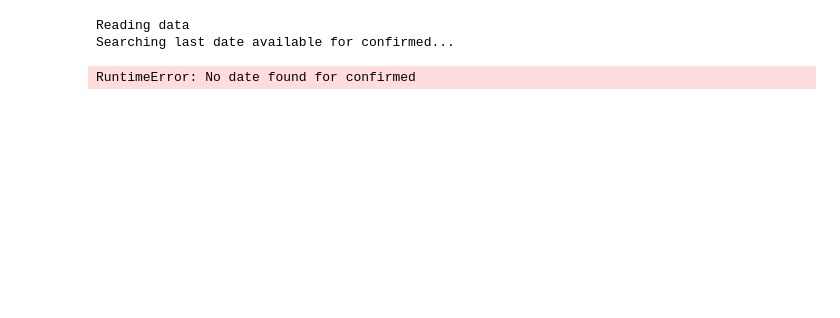
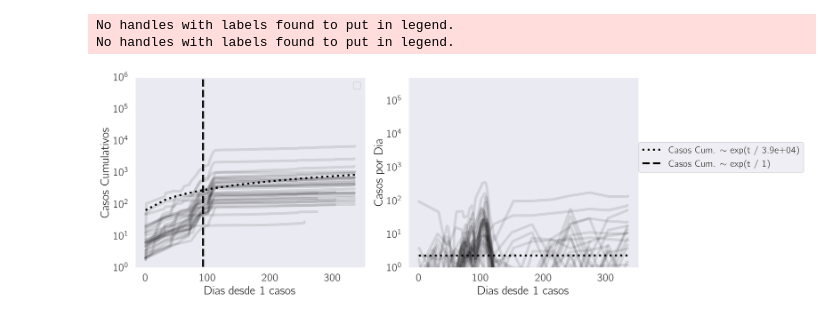
Before and after one commit to dangeles/dangeles.github.io, a Jupyter notebook: jupyter/covid_mexico.ipynb, the cells around one changed output. Saved outputs shown, nothing was run; the diff lists cells and outputs as text; code cells hidden in the pictures; blank space fills up the shorter version.

Commit message:
updated covid19 script

```diff
--- a/jupyter/covid_mexico.ipynb
+++ b/jupyter/covid_mexico.ipynb
@@ -36,24 +36,21 @@ import covid_utils as cv
 # %%
 from covidmx import CovidMX
 
-df = CovidMX(source='Serendipia').get_data()
-df.sort_values('fecha_de_inicio_de_sintomas', inplace=True)
+# df = CovidMX(source='Serendipia').get_data()
+df.sort_values('fecha_sintomas', inplace=True)
 df.head()
+df['fecha_sintomas'] = pd.to_datetime(df.fecha_sintomas)
-# %% [output]
-Reading data
-Searching last date available for confirmed...
-RuntimeError: No date found for confirmed
 # %%
-cumdf = df.groupby(['estado', 'fecha_de_inicio_de_sintomas'])['identificacion'].count().reset_index()
-cumdf['cases'] = cumdf.groupby('estado').identificacion.apply(np.cumsum)
+cumdf = df.groupby(['nom_ent', 'fecha_sintomas'])['id_registro'].count().reset_index()
+cumdf['cases'] = cumdf.groupby('nom_ent').id_registro.apply(np.cumsum)
 # %%
 def growth(t, a, tau, b):
     """Exponential growth function."""
     return a * np.exp(t / tau) + b
 
 def plot_mx(cumdf, ax, gradient=False, col='cases', cond = (cumdf.cases > 1)):
-    for n, g in cumdf[cond].groupby('estado'):
-        x = (g.fecha_de_inicio_de_sintomas - g.fecha_de_inicio_de_sintomas.min()) / dt.timedelta(days=1)
+    for n, g in cumdf[cond].groupby('nom_ent'):
+        x = (g.fecha_sintomas- g.fecha_sintomas.min()) / dt.timedelta(days=1)
 
         if n == 'CIUDAD DE MÉXICO':
             color = 'green'
@@ -76,39 +73,43 @@ def plot_mx(cumdf, ax, gradient=False, col='cases', cond = (cumdf.cases > 1)):
     ax.set_yscale('log')
     ax.set_xlabel('Dias desde 1 casos')
     ax.legend()
     return ax
 
 def fit_to_subset(g, cond, **kwargs):
-    x = (g.fecha_de_inicio_de_sintomas - g[cond].fecha_de_inicio_de_sintomas.min()) / dt.timedelta(days=1)
-    xr = (g.fecha_de_inicio_de_sintomas - g.fecha_de_inicio_de_sintomas.min()) / dt.timedelta(days=1)
+    x = (g.fecha_sintomas - g[cond].fecha_sintomas.min()) / dt.timedelta(days=1)
+    xr = (g.fecha_sintomas - g.fecha_sintomas.min()) / dt.timedelta(days=1)
 
-    xp = (g[cond].fecha_de_inicio_de_sintomas - g[cond].fecha_de_inicio_de_sintomas.min()) / dt.timedelta(days=1)
+    xp = (g[cond].fecha_sintomas - g[cond].fecha_sintomas.min()) / dt.timedelta(days=1)
     fit, covs = scipy.optimize.curve_fit(growth, xp, g[cond].cases)
 
     a, tau, b = fit
     ax[0].plot(xr, growth(x, a, tau, b), label='Casos Cum. $\sim$ exp(t / {0:.2g})'.format(tau), zorder=np.inf, **kwargs)
     ax[1].plot(xr, a / tau * np.exp(x / tau), label='Casos Cum. $\sim$ exp(t / {0:.2g})'.format(tau), zorder=np.inf, **kwargs)
     return fit, covs
 
 
 fig, ax = plt.subplots(ncols=2, figsize=(15, 5))
 
 ax[0] = plot_mx(cumdf, ax[0])
-ax[1] = plot_mx(cumdf, ax[1], 'identificacion')
+ax[1] = plot_mx(cumdf, ax[1], 'id_registro')
 
-for n, g in cumdf[cumdf.cases > 1].groupby('estado'):
-    if n != 'CIUDAD DE MÉXICO':
+for n, g in cumdf[cumdf.cases > 1].groupby('nom_ent'):
+    if n != 'Ciudad de México':
         continue
     fit1, covs1 = fit_to_subset(g, (g.cases > 1) & (g.cases <150), ls='dotted', lw=3, color='black')
     fit2, covs2 = fit_to_subset(g, (g.cases > 100) & (g.cases < 4000), ls='--', lw=3, color='black')
     break
 
 ax[0].set_ylabel('Casos Cumulativos')
 ax[1].set_ylabel('Casos por Dia')
 plt.legend(loc=(1, .5))
 ax[0].set_ylim(1, 10 ** 6)
 ax[1].set_ylim(1, 5 * 10 ** 5)
 plt.tight_layout()
+# %% [output]
+No handles with labels found to put in legend.
+No handles with labels found to put in legend.
+[figure, added]
 # %%
 # fetch NYT data:
 url = 'https://raw.githubusercontent.com/nytimes/covid-19-data/master/us-states.csv'
```
Also changed, not shown: parts of 1 cell of this notebook, 1 other file.
